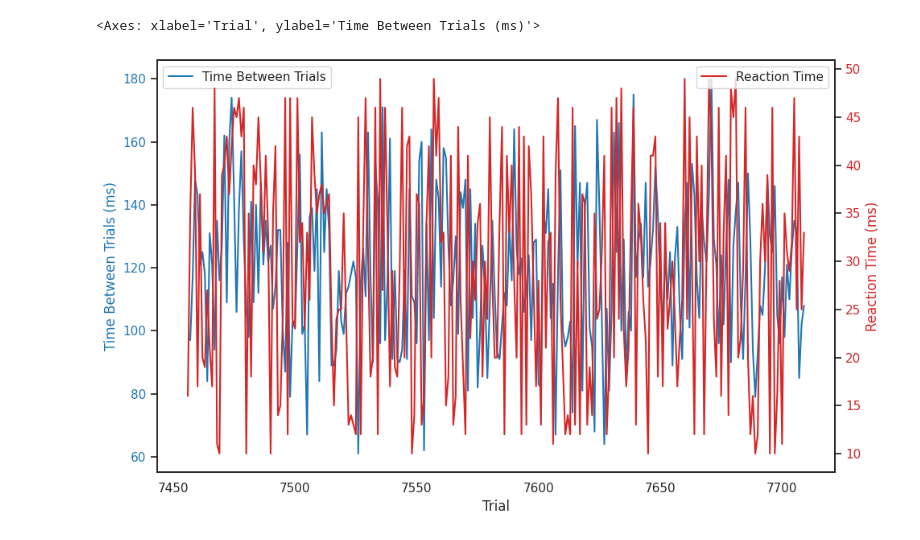
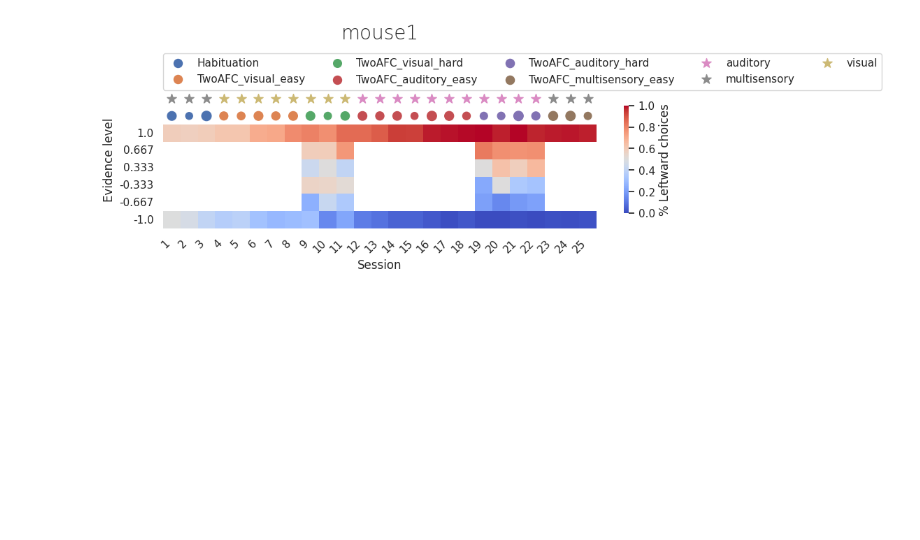
Before and after one commit to LearningCircuitsLab/lecilab-behavior-analysis, a Jupyter notebook: lecilab_behavior_analysis/plot_testing.ipynb, the cells around one changed output. Drawn from its saved outputs; the diff is of its cells as text; code cells hidden in the pictures; blank space fills up the shorter version.

```diff
--- a/lecilab_behavior_analysis/plot_testing.ipynb
+++ b/lecilab_behavior_analysis/plot_testing.ipynb
@@ -23,7 +26,10 @@ fig = session_summary_figure(sdf, mouse, perf_window=25)
-# %%
-from lecilab_behavior_analysis.figure_maker import plot_time_between_trials_and_reaction_time
-plot_time_between_trials_and_reaction_time(sdf)
-# TODO Eloi: add the time between trials and reaction time to the session summary figure
-# %% [output]
-<Axes: xlabel='Trial', ylabel='Time Between Trials (ms)'>
-[figure, removed]
+# %%
+from lecilab_behavior_analysis.df_transforms import summary_matrix
+from lecilab_behavior_analysis.plots import summary_matrix_plot
+
+sm, dict = summary_matrix(df)
+fig = plt.subplots(figsize=(10, 10))
+summary_matrix_plot(sm, dict, "mouse1")
+plt.show()
+# %% [output]
+[figure, added]
```
Also changed, not shown: parts of 4 cells of this notebook, 3 other files.
